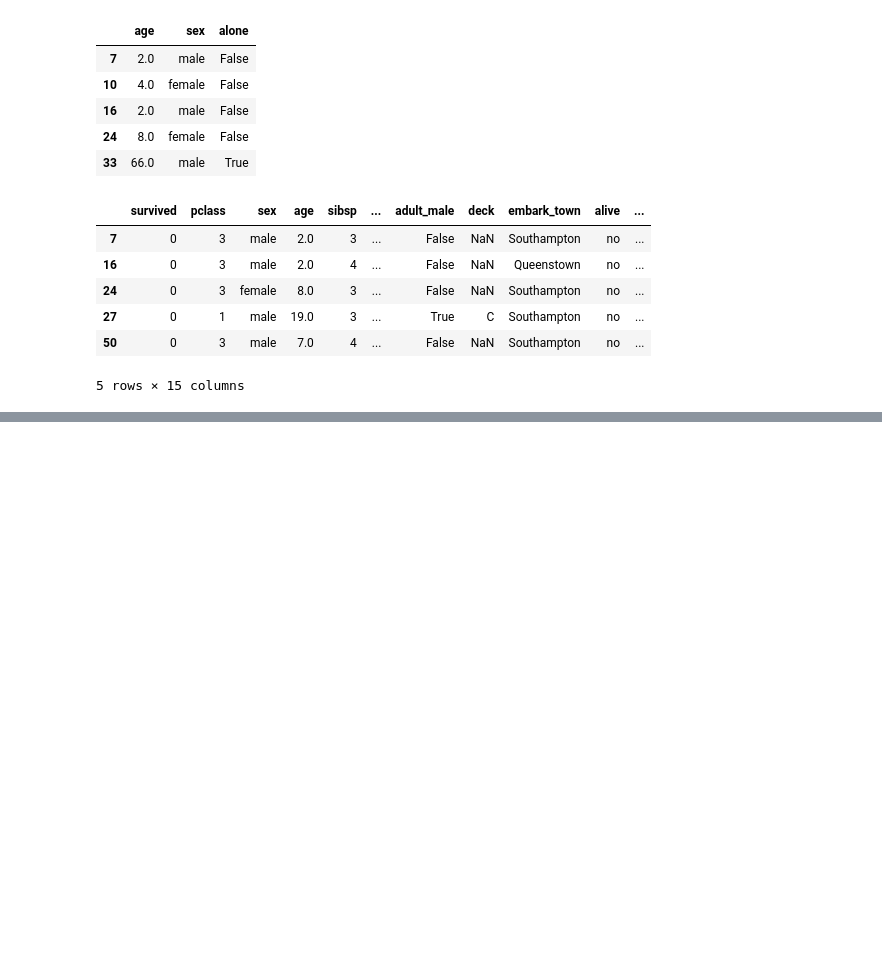
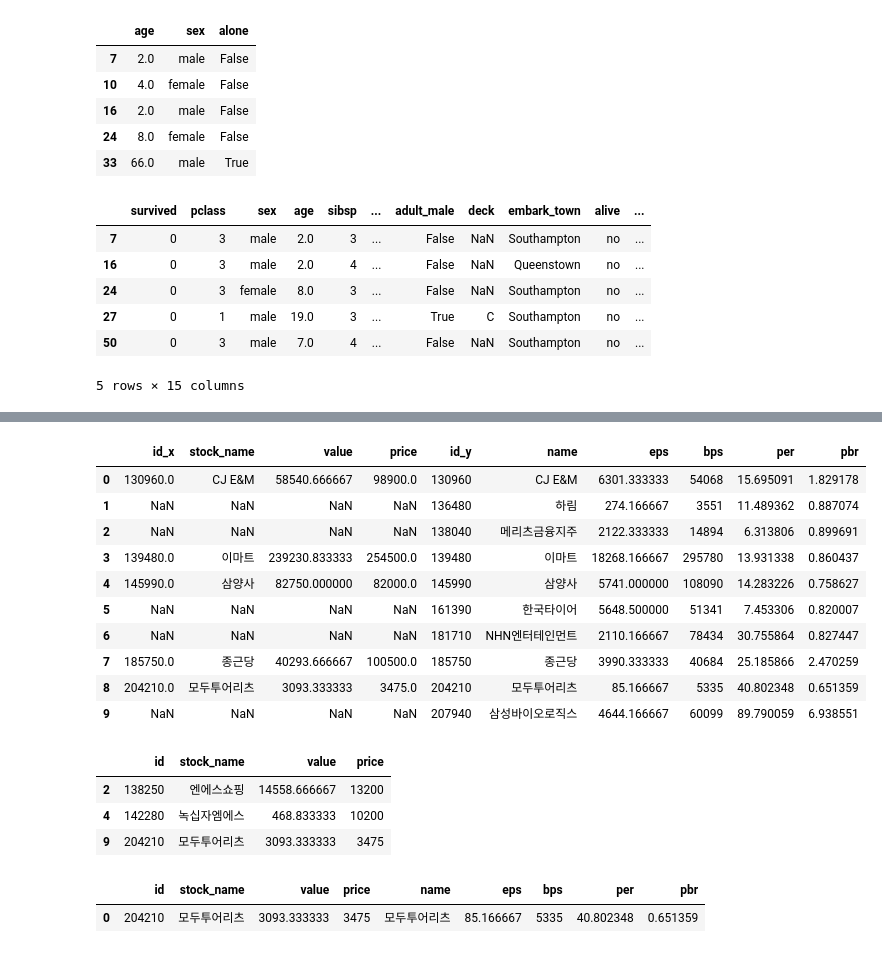
Before and after one commit to sde0110/2023-Data-Science, a Jupyter notebook: pandas_basic/0107_pandas_6장.ipynb, the cells around one changed output, grey strips where cells are left out. Drawn from its saved outputs; the diff is of its cells as text; code cells hidden in the pictures; blank space fills up the shorter version.

```diff
--- a/pandas_basic/0107_pandas_6장.ipynb
+++ b/pandas_basic/0107_pandas_6장.ipynb
@@ -308,0 +480,32 @@ df_boolin.head()
+# %%
+merge_right = pd.merge(df1,df2,how='right',left_on='stock_name',right_on='name')
+#right 옵션은 오른쪽 dtframe의 키 열에 속하는 데이터 값 기분으로 병합한다.
+# _on으로 양쪽 데이터프레임의 키 열을 다르게 지정할 수 있다.
+merge_right
+# %% [output]
+|  | id_x | stock_name | value | price | id_y | name | eps | bps | per | pbr |
+| 0 | 130960.0 | CJ E&M | 58540.666667 | 98900.0 | 130960 | CJ E&M | 6301.333333 | 54068 | 15.695091 | 1.829178 |
+| 1 | NaN | NaN | NaN | NaN | 136480 | 하림 | 274.166667 | 3551 | 11.489362 | 0.887074 |
+| 2 | NaN | NaN | NaN | NaN | 138040 | 메리츠금융지주 | 2122.333333 | 14894 | 6.313806 | 0.899691 |
+| 3 | 139480.0 | 이마트 | 239230.833333 | 254500.0 | 139480 | 이마트 | 18268.166667 | 295780 | 13.931338 | 0.860437 |
+| 4 | 145990.0 | 삼양사 | 82750.000000 | 82000.0 | 145990 | 삼양사 | 5741.000000 | 108090 | 14.283226 | 0.758627 |
+| 5 | NaN | NaN | NaN | NaN | 161390 | 한국타이어 | 5648.500000 | 51341 | 7.453306 | 0.820007 |
+| 6 | NaN | NaN | NaN | NaN | 181710 | NHN엔터테인먼트 | 2110.166667 | 78434 | 30.755864 | 0.827447 |
+| 7 | 185750.0 | 종근당 | 40293.666667 | 100500.0 | 185750 | 종근당 | 3990.333333 | 40684 | 25.185866 | 2.470259 |
+| 8 | 204210.0 | 모두투어리츠 | 3093.333333 | 3475.0 | 204210 | 모두투어리츠 | 85.166667 | 5335 | 40.802348 | 0.651359 |
+| 9 | NaN | NaN | NaN | NaN | 207940 | 삼성바이오로직스 | 4644.166667 | 60099 | 89.790059 | 6.938551 |
+# %%
+# 불린 인덱싱과 결합해 원하는 데이터 찾기
+price = df1[df1['price']<50000] # 1. 원하는 데이터 저장 후,
+price.head()
+# %% [output]
+|  | id | stock_name | value | price |
+| 2 | 138250 | 엔에스쇼핑 | 14558.666667 | 13200 |
+| 4 | 142280 | 녹십자엠에스 | 468.833333 | 10200 |
+| 9 | 204210 | 모두투어리츠 | 3093.333333 | 3475 |
+# %%
+value = pd.merge(price,df2) # 2. 병합한다.
+value
+# %% [output]
+|  | id | stock_name | value | price | name | eps | bps | per | pbr |
+| 0 | 204210 | 모두투어리츠 | 3093.333333 | 3475 | 모두투어리츠 | 85.166667 | 5335 | 40.802348 | 0.651359 |
```
Also changed, not shown: parts of 62 cells of this notebook.
